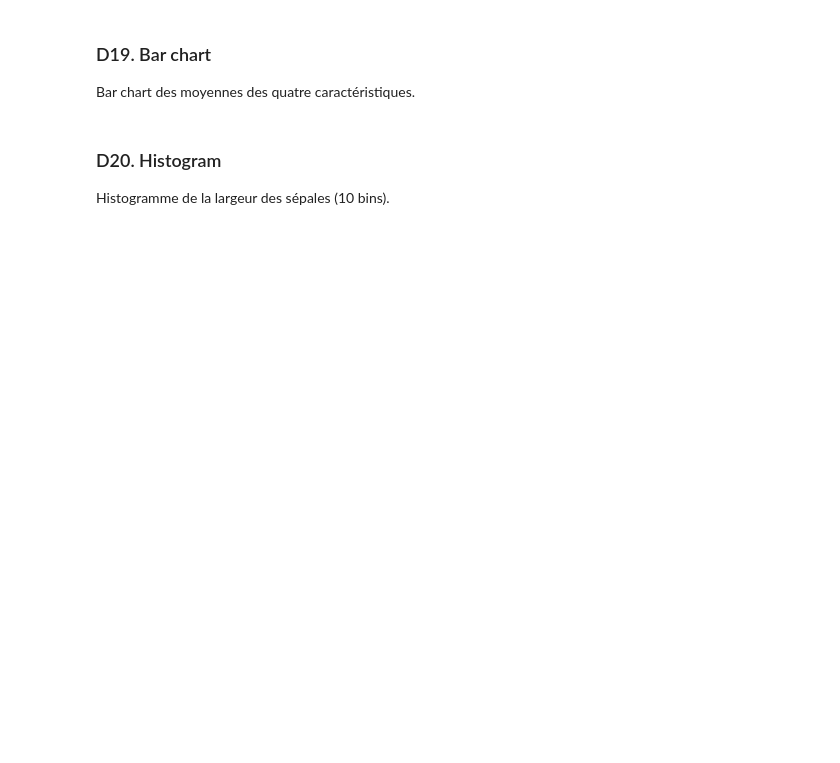
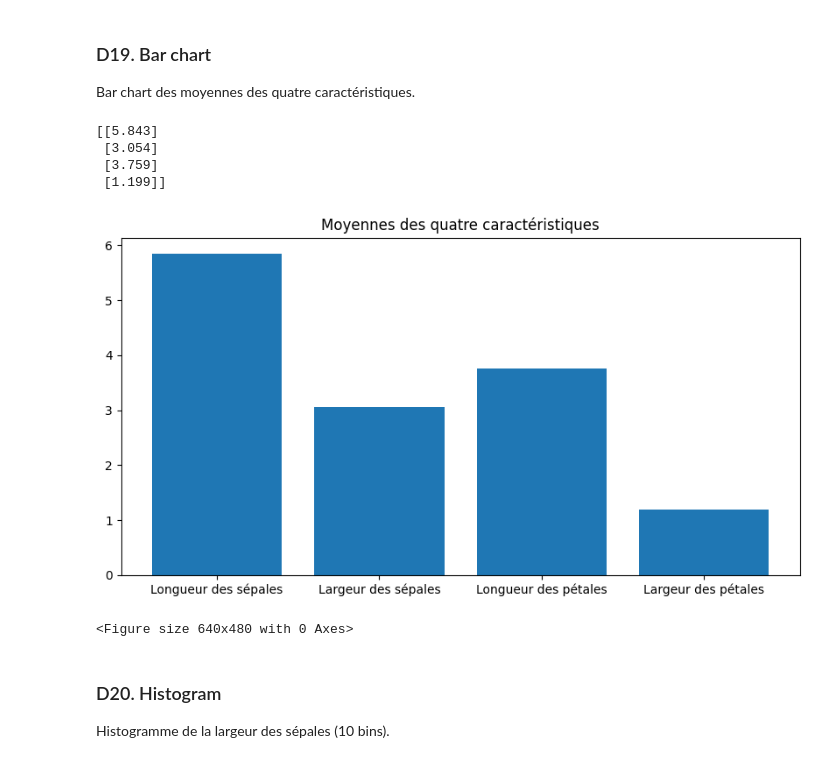
Before and after one commit to WassimXcx-dotcom/EventsManagerProject, a Jupyter notebook: notebooks/controle_numpy_matplotlib_wassim.ipynb, the cells around one changed output. Drawn from its saved outputs; the diff is of its cells as text; code cells hidden in the pictures; blank space fills up the shorter version.

```diff
--- a/notebooks/controle_numpy_matplotlib_wassim.ipynb
+++ b/notebooks/controle_numpy_matplotlib_wassim.ipynb
@@ -247,0 +258,6 @@ Concaténez horizontalement les moyennes par colonne avec un array de zéros.
+# %%
+# Votre code ici
+
+moyenne = moyenne.reshape(4,1)
+concat = np.concatenate((moyenne,np.zeros(moyenne.shape)),axis=1)
+print(concat)
@@ -280,3 +383,21 @@ Bar chart des moyennes des quatre caractéristiques.
+# %%
+# Votre code ici
+print(moyenne)
+plt.figure(figsize=(10,5))
+plt.title('Moyennes des quatre caractéristiques')
+
+plt.bar(
+    ['Longueur des sépales','Largeur des sépales','Longueur des pétales','Largeur des pétales']
+    ,moyenne.flatten()) # flatten pour transformer moyenne en 1d
+plt.show()
+plt.savefig('figures/moyennes4caracteristiques')
+# %% [output]
+[[5.843]
+ [3.054]
+ [3.759]
+ [1.199]]
+[figure, added]
+<Figure size 640x480 with 0 Axes>
 # %% [markdown]
 ### D20. Histogram
 Histogramme de la largeur des sépales (10 bins).
```
Also changed, not shown: parts of 35 cells of this notebook.
